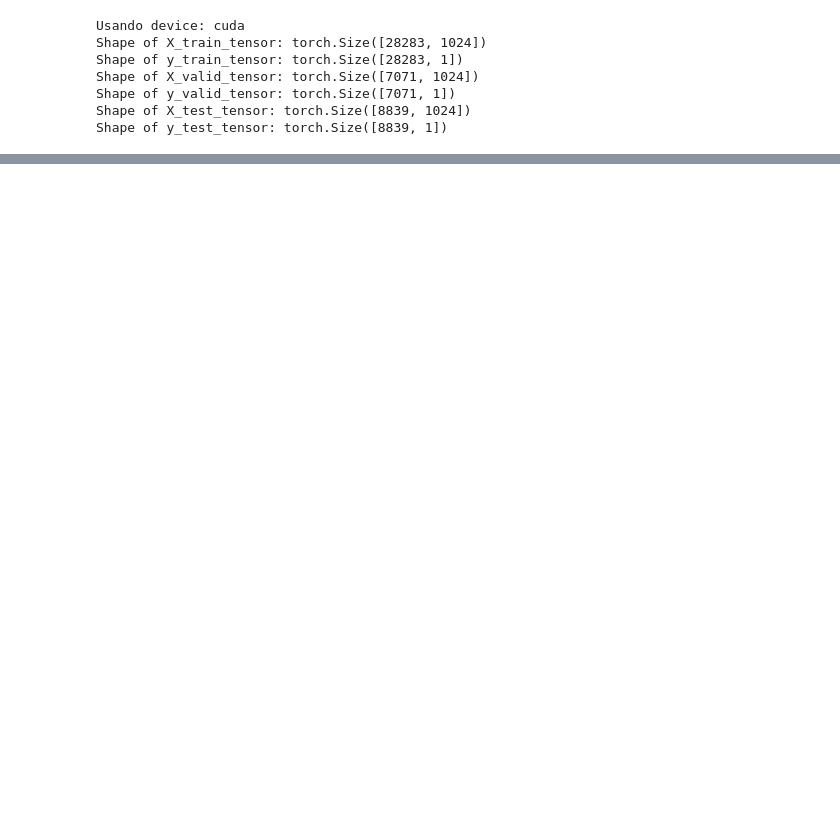
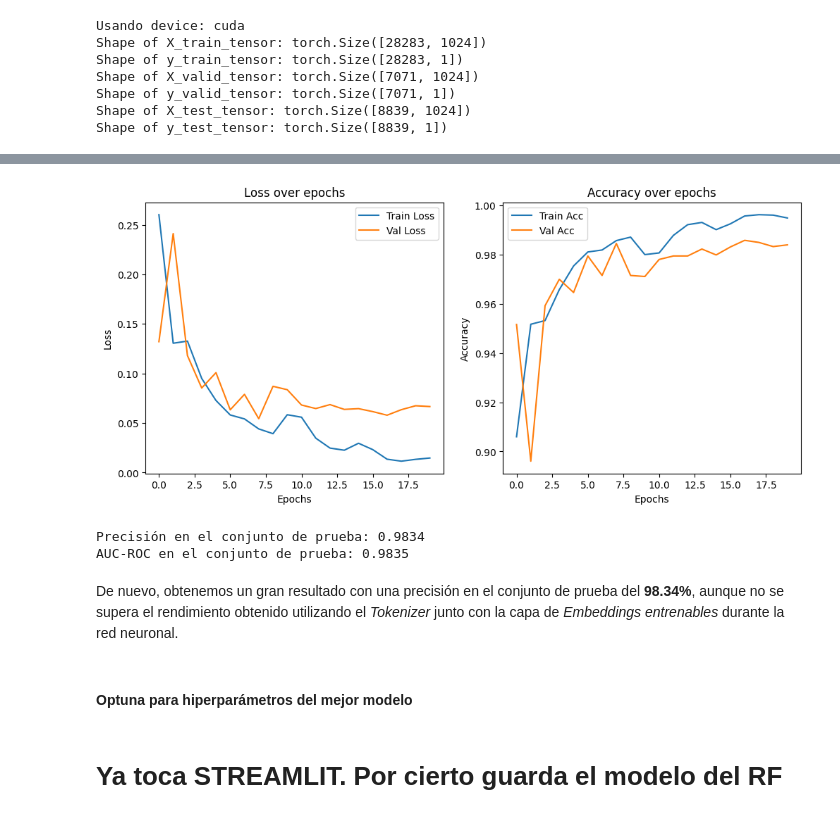
Before and after one commit to guillermo-grande/Fake-News-Detection, a Jupyter notebook: mlp_lstm.ipynb, the cells around one changed output, grey strips where cells are left out. Drawn from its saved outputs; the diff is of its cells as text; code cells hidden in the pictures; blank space fills up the shorter version.

```diff
--- a/mlp_lstm.ipynb
+++ b/mlp_lstm.ipynb
@@ -948,11 +1001,10 @@ X_test_tokens = [simple_preprocess(text) for text in X_test]
 print("Training Word2Vec model...")
 word2vec_model = Word2Vec(
     sentences=X_train_tokens,
-    vector_size=200,   # Dimensionalidad de los vectores
-    window=10,         # Mayor contexto
-    min_count=5,       # Eliminar palabras raras
+    vector_size=64,    # Dimensionalidad de los embeddings
+    window=10,         # Ventana para predecir el contexto
+    min_count=5,       # Eliminar palabras raras (mínimo cada palabra debe aparecer 5 veces en el corpus)
     workers=4,         # Usar 4 hilos de CPU
-    negative=5         # Mayor velocidad de entrenamiento
 )
 
 def encode_text_with_word2vec(tokens_list, model, max_len):
@@ -974,12 +1026,12 @@ def encode_text_with_word2vec(tokens_list, model, max_len):
         embedded_sequences.append(embeddings)
 
     # Rellenar secuencias con ceros para garantizar una forma uniforme
-    padded_embeddings = pad_sequences(embedded_sequences, maxlen=max_len, dtype='float32', padding='post', truncating='post', value=0.0)
+    padded_embeddings = pad_sequences(embedded_sequences, maxlen=max_len, dtype='float32', padding='pre', truncating='pre', value=0.0)
 
     return np.array(padded_embeddings)
 
 # Longitud máxima - Teniendo en cuenta que de media tenemos 1656 palabras.
-max_len = 500
+max_len = 1024
 
 # Convertir los datos de texto a embeddings de Word2Vec
 print("Encoding train text data with Word2Vec...")
@@ -1079,0 +1138,27 @@ OutOfMemoryError: CUDA out of memory. Tried to allocate 3.29 GiB. GPU 0 has a to
+# %%
+# Instanciar modelo y moverlo a GPU si está disponible
+model = BiLSTM_W2V().to(device)
+
+# Función de pérdida y optimizador
+criterion = nn.BCELoss()  # Pérdida para clasificación binaria
+optimizer = torch.optim.Adam(model.parameters(), lr=0.001)
+
+# Variables de entrenamiento
+num_epochs = 20
+train_losses, valid_losses = [], []
+train_accuracies, valid_accuracies = [], []
+
+# Ruta donde se guardará el mejor modelo
+best_model_path = "models/best_lstm_w2v.pth"
+
+# Entrenar el modelo
+train_losses, valid_losses, train_accuracies, valid_accuracies = train_model(
+    model, train_loader, valid_loader, criterion, optimizer, num_epochs, device, best_model_path
+)
+
+# Función para graficar la pérdida y precisión
+plot_loss_and_accuracy(train_losses, valid_losses, train_accuracies, valid_accuracies)
+
+# Evaluar el modelo en el conjunto de prueba
+evaluate_model(model, test_loader, device, best_model_path)
+# %% [output]
@@ -1079,0 +1182,9 @@ OutOfMemoryError: CUDA out of memory. Tried to allocate 3.29 GiB. GPU 0 has a to
+[figure, added]
+Precisión en el conjunto de prueba: 0.9834
+AUC-ROC en el conjunto de prueba: 0.9835
+# %% [markdown]
+De nuevo, obtenemos un gran resultado con una precisión en el conjunto de prueba del **98.34%**, aunque no se supera el rendimiento obtenido utilizando el *Tokenizer* junto con la capa de *Embeddings entrenables* durante la red neuronal.
+# %% [markdown]
+#### Optuna para hiperparámetros del mejor modelo
+# %% [markdown]
+# Ya toca STREAMLIT. Por cierto guarda el modelo del RF
```
Also changed, not shown: parts of 26 cells of this notebook, 7 other files.
